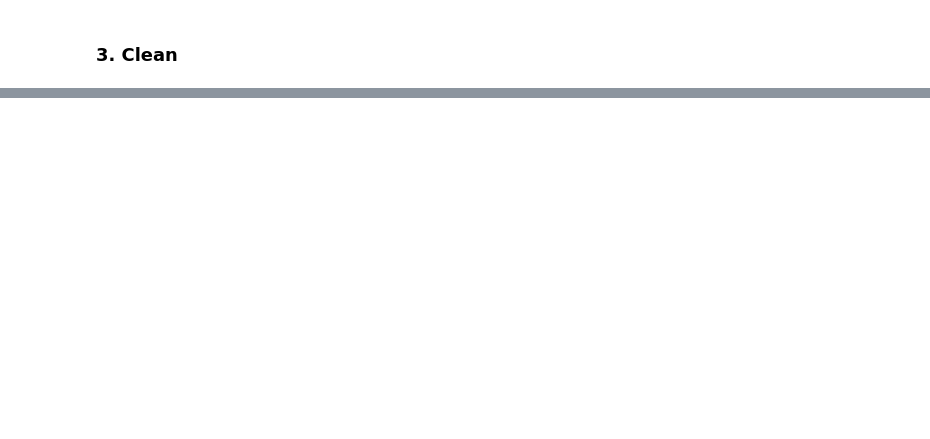
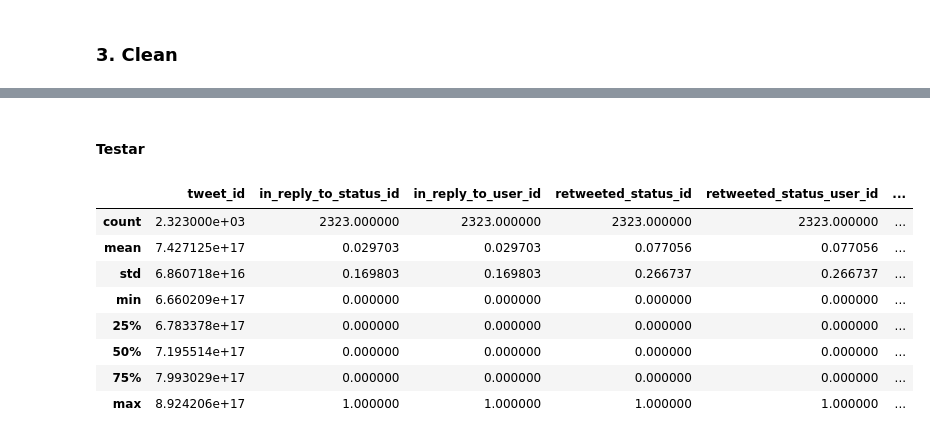
Before and after one commit to suzanaph/data-science-learning, a Jupyter notebook: Data Wrangle/We Rate Dogs/wrangle_act.ipynb, the cells around one changed output, grey strips where cells are left out. Drawn from its saved outputs; the diff is of its cells as text; code cells hidden in the pictures; blank space fills up the shorter version.

```diff
--- a/Data Wrangle/We Rate Dogs/wrangle_act.ipynb
+++ b/Data Wrangle/We Rate Dogs/wrangle_act.ipynb
@@ -239,0 +262,21 @@ test
+# %%
+df_wrd_copy.in_reply_to_status_id = df_wrd_copy.in_reply_to_status_id.notna().astype('int64')
+df_wrd_copy.in_reply_to_user_id = df_wrd_copy.in_reply_to_user_id.notna().astype('int64')
+df_wrd_copy.retweeted_status_id = df_wrd_copy.retweeted_status_id.notna().astype('int64')
+df_wrd_copy.retweeted_status_user_id  = df_wrd_copy.retweeted_status_user_id .notna().astype('int64')
+
+df_wrd_copy.timestamp = pd.to_datetime(df_wrd_copy.timestamp, format='%Y-%m-%d %H:%M:%S')
+df_wrd_copy.retweeted_status_timestamp = pd.to_datetime(df_wrd_copy.retweeted_status_timestamp, format='%Y-%m-%d %H:%M:%S')
+
+df_prediction_copy.tweet_id = df_prediction_copy.tweet_id.astype('int64')
+df_prediction_copy.img_num = df_prediction_copy.img_num.astype('int')
+
+dict_bool = {'True': True, 'False': False}
+
+df_prediction_copy.p1_dog = df_prediction_copy.p1_dog.map(dict_bool)
+df_prediction_copy.p2_dog = df_prediction_copy.p2_dog.map(dict_bool)
+df_prediction_copy.p3_dog = df_prediction_copy.p3_dog.map(dict_bool)
+
+df_prediction_copy.p1_conf = df_prediction_copy.p1_conf.astype('float')
+df_prediction_copy.p2_conf = df_prediction_copy.p2_conf.astype('float')
+df_prediction_copy.p3_conf = df_prediction_copy.p3_conf.astype('float')
@@ -239,0 +331,16 @@ test
+# %%
+df_wrd_copy.doggo = df_wrd_copy.doggo.str.replace('doggo', 'True')
+df_wrd_copy.doggo = df_wrd_copy.doggo.str.replace('None', 'False')
+df_wrd_copy.doggo = df_wrd_copy.doggo.map(dict_bool)
+
+df_wrd_copy.floofer = df_wrd_copy.floofer.str.replace('floofer', 'True')
+df_wrd_copy.floofer = df_wrd_copy.floofer.str.replace('None', 'False')
+df_wrd_copy.floofer = df_wrd_copy.floofer.map(dict_bool)
+
+df_wrd_copy.pupper = df_wrd_copy.pupper.str.replace('pupper', 'True')
+df_wrd_copy.pupper = df_wrd_copy.pupper.str.replace('None', 'False')
+df_wrd_copy.pupper = df_wrd_copy.pupper.map(dict_bool)
+
+df_wrd_copy.puppo = df_wrd_copy.puppo.str.replace('puppo', 'True')
+df_wrd_copy.puppo = df_wrd_copy.puppo.str.replace('None', 'False')
+df_wrd_copy.puppo = df_wrd_copy.puppo.map(dict_bool)
@@ -239,0 +397,16 @@ test
+# %%
+df_wrd_copy = df_wrd_copy[df_wrd_copy.rating_numerator <= 15][df_wrd_copy.rating_denominator == 10]
+# %% [markdown]
+#### Testar
+# %%
+df_wrd_copy.describe()
+# %% [output]
+|  | tweet_id | in_reply_to_status_id | in_reply_to_user_id | retweeted_status_id | retweeted_status_user_id | ... |
+| count | 2.323000e+03 | 2323.000000 | 2323.000000 | 2323.000000 | 2323.000000 | ... |
+| mean | 7.427125e+17 | 0.029703 | 0.029703 | 0.077056 | 0.077056 | ... |
+| std | 6.860718e+16 | 0.169803 | 0.169803 | 0.266737 | 0.266737 | ... |
+| min | 6.660209e+17 | 0.000000 | 0.000000 | 0.000000 | 0.000000 | ... |
+| 25% | 6.783378e+17 | 0.000000 | 0.000000 | 0.000000 | 0.000000 | ... |
+| 50% | 7.195514e+17 | 0.000000 | 0.000000 | 0.000000 | 0.000000 | ... |
+| 75% | 7.993029e+17 | 0.000000 | 0.000000 | 0.000000 | 0.000000 | ... |
+| max | 8.924206e+17 | 1.000000 | 1.000000 | 1.000000 | 1.000000 | ... |
```
Also changed, not shown: parts of 45 cells of this notebook.
